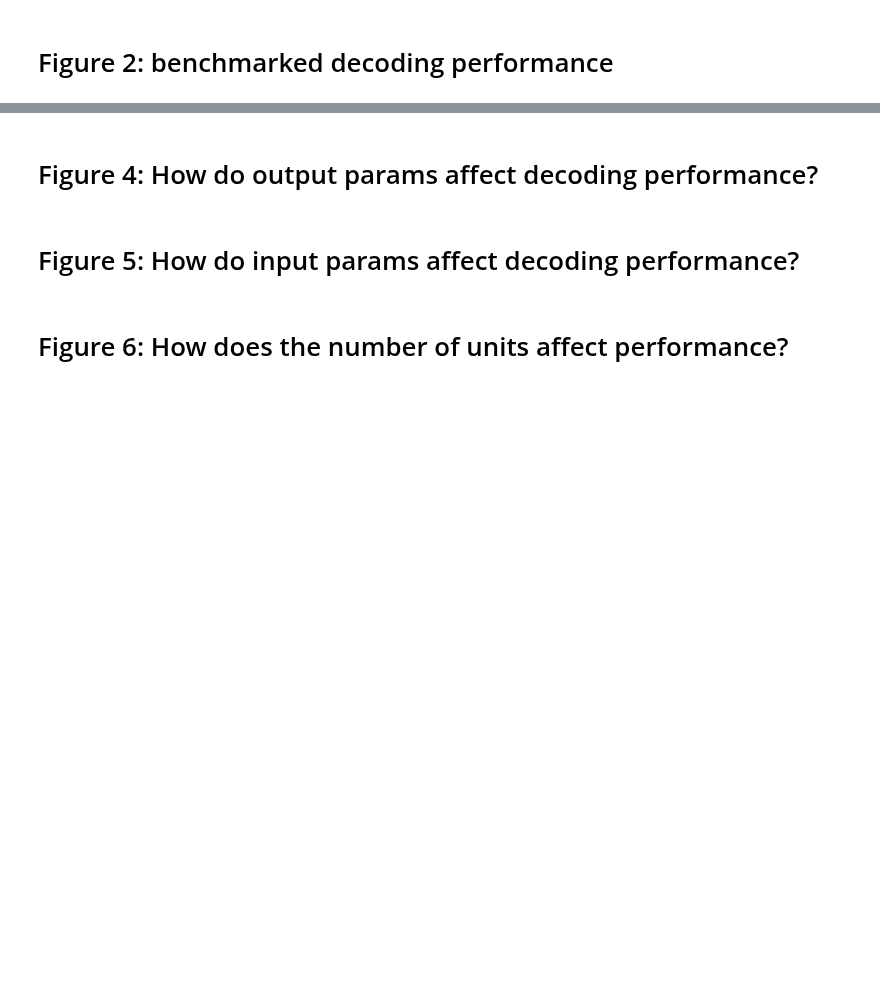
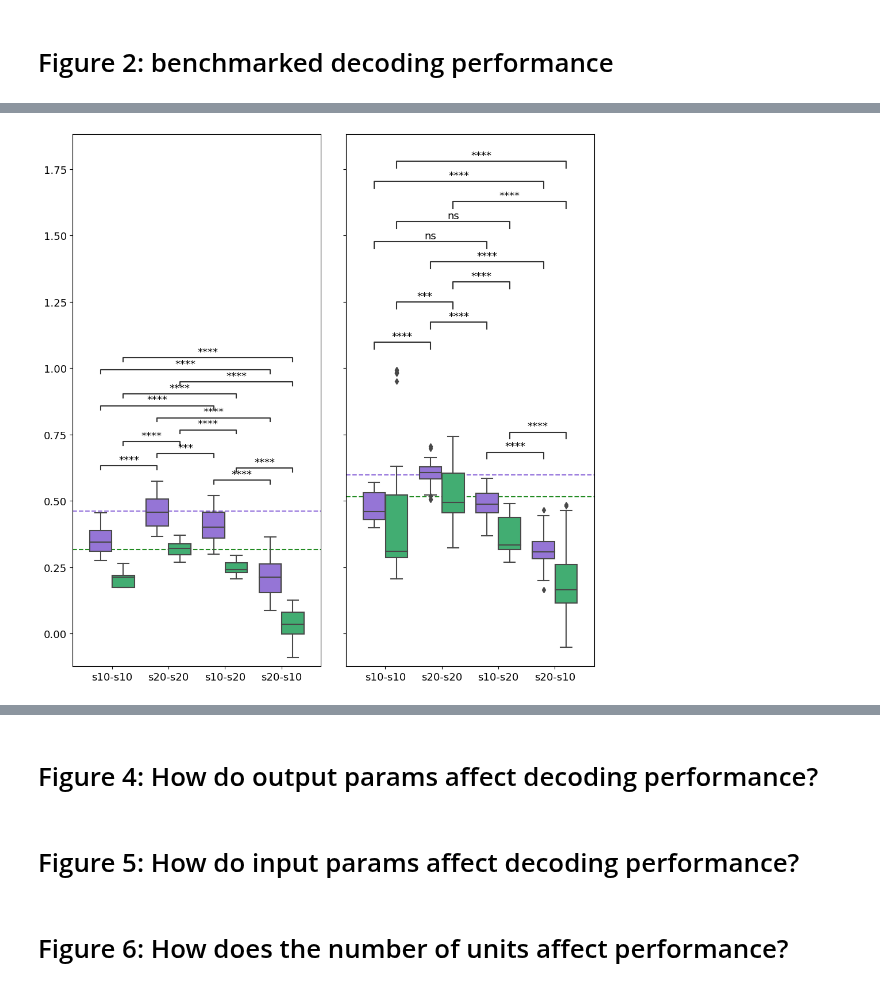
Before and after one commit to mayolabvision/NeuralDecoding, a Jupyter notebook: analyses/COSYNE_Plots.ipynb, the cells around one changed output, grey strips where cells are left out. Saved outputs shown, nothing was run; the diff lists cells and outputs as text; code cells hidden in the pictures; blank space fills up the shorter version.

```diff
--- a/analyses/COSYNE_Plots.ipynb
+++ b/analyses/COSYNE_Plots.ipynb
@@ -475,0 +391,11 @@ fig.savefig(fig_folder+'/mnR2_8models-pos2.png', dpi=600, bbox_inches='tight')
+# %%
+data_folder = '/Users/kendranoneman/Projects/mayo/NeuralDecoding/runs/'
+sub_folder = 'cosyne/cross_decoding'
+
+column_names = ['sess','timePrePost','output_binWidth','downsample_factor','input_timeWindow','input_binWidth','model','output','condition','trainCondition','testCondition','nMT','nFEF','repeat','outer_fold','R2_train','rho_train','R2','rho','R2_shuf','rho_shuf','eval_full','prms','preProcess_time','train_time','test_time','neuronInds']
+df,_,_,_ = get_outputs_wTraces(data_folder+sub_folder,["-o0-"],column_names)
+
+df['train-test'] = df['trainCondition'] + '-' + df['testCondition']
+df['mt-fef'] = df['nMT'].astype(str) + '-' + df['nFEF'].astype(str)
+
+df.head(5)
@@ -475,0 +410,9 @@ fig.savefig(fig_folder+'/mnR2_8models-pos2.png', dpi=600, bbox_inches='tight')
+# %%
+from scipy.stats import mannwhitneyu, normaltest
+from statannotations.Annotator import Annotator
+from utils import *
+
+df2 = df.groupby(['mt-fef','train-test','outer_fold','repeat','model'])["R2_mn"].mean().reset_index(name="mR2")
+df2 = df2.loc[(df2['mt-fef']!='24-24') & (df2['mt-fef']!='24-41') & (df2['mt-fef']!='12-12')]
+
+df2.head(10)
@@ -475,0 +431,61 @@ fig.savefig(fig_folder+'/mnR2_8models-pos2.png', dpi=600, bbox_inches='tight')
+# %%
+plt.rcParams.update({'font.size': 13})
+
+fig, axes = plt.subplots(1,2,figsize=(10,10), sharey=True)
+fig.tight_layout()
+plt.subplots_adjust(wspace=0.1, hspace=0.1)
+
+pairs = [
+    [('s10-s10','0-24'), ('s20-s20','0-24')],
+    [('s10-s10','0-24'), ('s10-s20','0-24')],
+    [('s10-s10','0-24'), ('s20-s10','0-24')],
+    [('s20-s20','0-24'), ('s10-s20','0-24')],
+    [('s20-s20','0-24'), ('s20-s10','0-24')],
+    [('s10-s20','0-24'), ('s20-s10','0-24')],
+
+    [('s10-s10','24-0'), ('s20-s20','24-0')],
+    [('s10-s10','24-0'), ('s10-s20','24-0')],
+    [('s10-s10','24-0'), ('s20-s10','24-0')],
+    [('s20-s20','24-0'), ('s10-s20','24-0')],
+    [('s20-s20','24-0'), ('s20-s10','24-0')],
+    [('s10-s20','24-0'), ('s20-s10','24-0')],
+]
+
+pal = ['mediumpurple','mediumseagreen']
+order = ['s10-s10','s20-s20','s10-s20','s20-s10']
+
+hue_plot_params = {'data': df2.loc[df2['model']==0],'x': 'train-test','y': 'mR2', 'hue': 'mt-fef', 'palette': pal, 'order': order, 'saturation': 0.9}
+a1 = sns.boxplot(ax=axes[0], **hue_plot_params)
+a1.axhline(df2.loc[(df2['train-test']=='sAl-sAl') & (df2['mt-fef']=='0-24') & (df2['model']==0)]['mR2'].values.mean(),linestyle='--',color='mediumpurple',zorder=0)
+a1.axhline(df2.loc[(df2['train-test']=='sAl-sAl') &(df2['mt-fef']=='24-0') & (df2['model']==0)]['mR2'].values.mean(),linestyle='--',color='forestgreen',zorder=0)
+#a1.axhline(df2.loc[(df2['train-test']=='sAl-sAl') &(df2['mt-fef']=='12-12')]['mR2'].values.mean(),linestyle='--',color='yellow',zorder=0)
+
+#a1.set_ylim(-0.3,1.75)
+annotator = Annotator(axes[0], pairs, **hue_plot_params)
+annotator.configure(test="Mann-Whitney").apply_and_annotate()
+a1.set(xlabel=None)
+a1.set(ylabel=None)
+#a1.set(xticklabels=[])
+#a1.set(xlabel='train-test')
+#a1.set(title='speed')
+a1.get_legend().remove()
+
+hue_plot_params = {'data': df2.loc[df2['model']==8],'x': 'train-test','y': 'mR2', 'hue': 'mt-fef', 'palette': pal, 'order': order, 'saturation': 0.9}
+a2 = sns.boxplot(ax=axes[1], **hue_plot_params)
+a2.axhline(df2.loc[(df2['train-test']=='sAl-sAl') & (df2['mt-fef']=='0-24') & (df2['model']==8)]['mR2'].values.mean(),linestyle='--',color='mediumpurple',zorder=0)
+a2.axhline(df2.loc[(df2['train-test']=='sAl-sAl') &(df2['mt-fef']=='24-0') & (df2['model']==8)]['mR2'].values.mean(),linestyle='--',color='forestgreen',zorder=0)
+#a2.axhline(df2.loc[(df2['train-test']=='sAl-sAl') &(df2['mt-fef']=='12-12')]['mR2'].values.mean(),linestyle='--',color='yellow',zorder=0)
+
+#a2.set_ylim(-0.3,1.75)
+annotator = Annotator(axes[1], pairs, **hue_plot_params)
+annotator.configure(test="Mann-Whitney").apply_and_annotate()
+a2.set(xlabel=None)
+a2.set(ylabel=None)
+#a2.set(xticklabels=[])
+#a2.set(xlabel='train-test')
+#a2.set(title='speed')
+a2.get_legend().remove()
+
+
+#fig.savefig(fig_folder+'/R2_crossCondition_s29.png', dpi=600, bbox_inches='tight')
+# %% [output]
@@ -475,0 +509 @@ fig.savefig(fig_folder+'/mnR2_8models-pos2.png', dpi=600, bbox_inches='tight')
+[figure, added]
```
Also changed, not shown: parts of 14 cells of this notebook, 5 other files.
